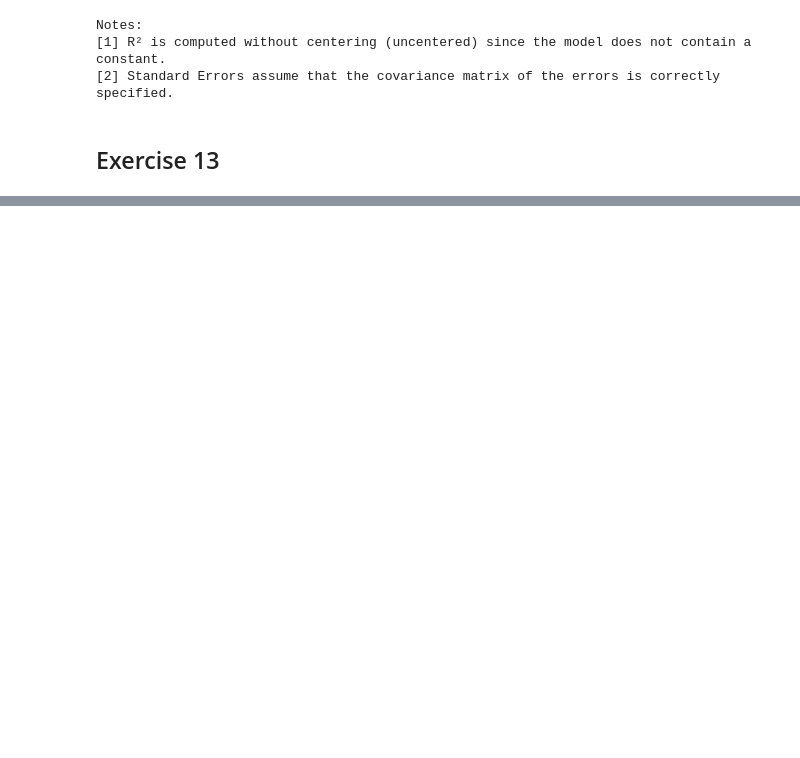
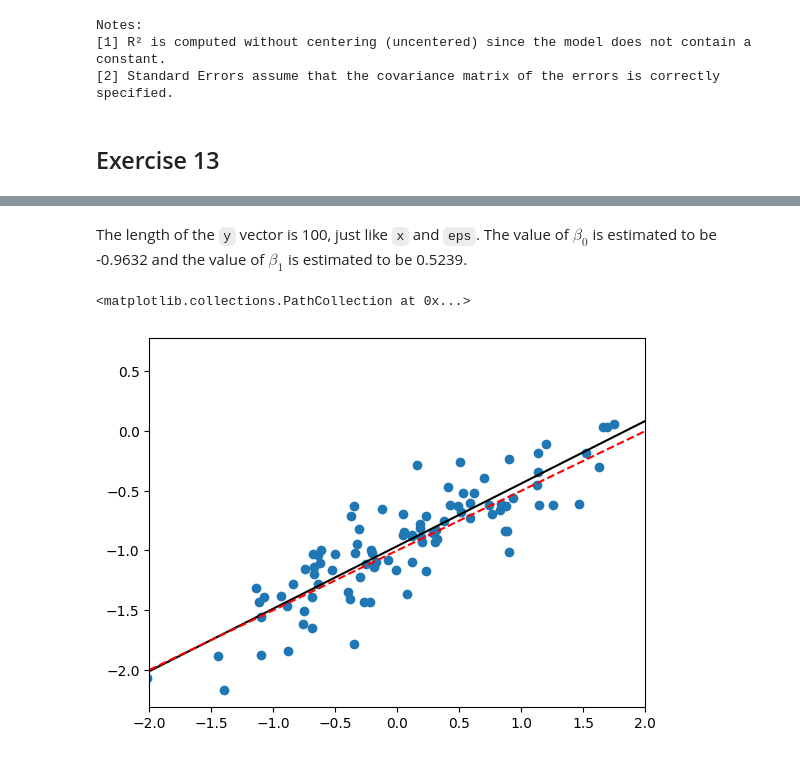
Before and after one commit to Squirrelcoding/ISLP, a Jupyter notebook: Lab_2.ipynb, the cells around one changed output, grey strips where cells are left out. Drawn from its saved outputs; the diff is of its cells as text; code cells hidden in the pictures; blank space fills up the shorter version.

```diff
--- a/Lab_2.ipynb
+++ b/Lab_2.ipynb
@@ -1033,0 +1037,16 @@ Notes:
+# %%
+x = np.random.normal(size=100)
+eps = np.random.normal(loc=0, scale=0.25, size=100)
+# %%
+y = -1 + 0.5 * x + eps
+# %%
+X = pd.DataFrame({
+    "x": x,
+    'intercept ': np.ones(100),
+})
+
+model = sm.OLS(y, X)
+
+results = model.fit()
+
+results.summary()
@@ -1033,0 +1073,12 @@ Notes:
+# %% [markdown]
+The length of the `y` vector is 100, just like `x` and `eps`. The value of $\beta_0$ is estimated to be -0.9632 and the value of $\beta_1$ is estimated to be 0.5239.
+# %%
+fig, ax = plt.subplots()
+
+ax.set_xlim(-2, 2)
+abline(ax, results.params[1], results.params[0], c='k')
+abline(ax, -1, 0.5, c='r', linestyle='--')
+ax.scatter(x, y)
+# %% [output]
+<matplotlib.collections.PathCollection at 0x...>
+[figure, added]
```
Also changed, not shown: parts of 36 cells of this notebook.
